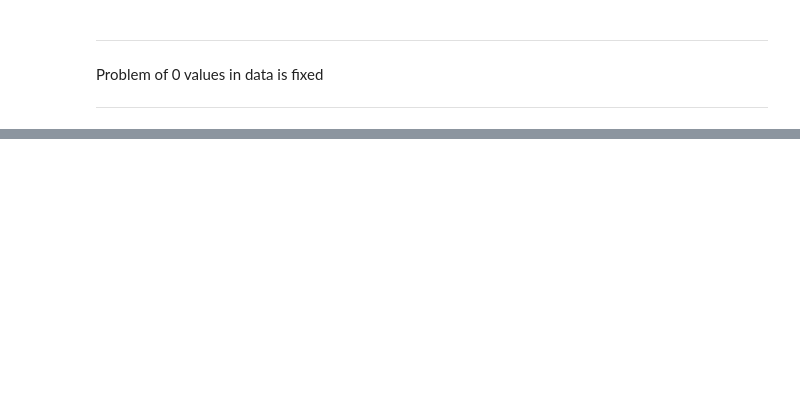
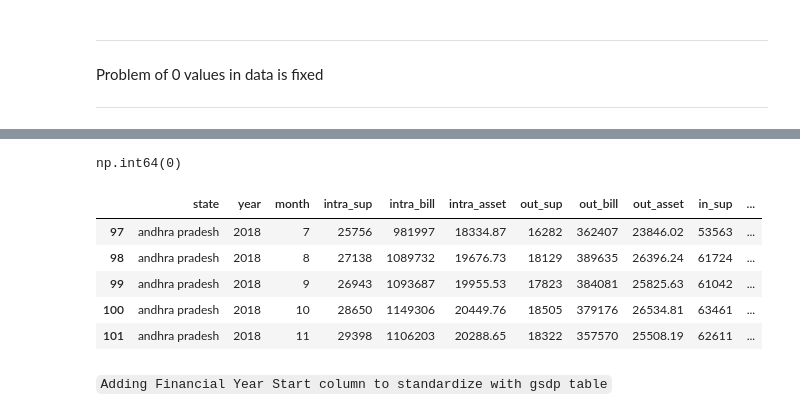
Before and after one commit to IamRaNo/the_distribution_hub_optimizer, a Jupyter notebook: notebooks/00_standardization.ipynb, the cells around one changed output, grey strips where cells are left out. Saved outputs shown, nothing was run; the diff lists cells and outputs as text; code cells hidden in the pictures; blank space fills up the shorter version.

```diff
--- a/notebooks/00_standardization.ipynb
+++ b/notebooks/00_standardization.ipynb
@@ -329,0 +537,15 @@ Problem of 0 values in data is fixed
+# %%
+bill.duplicated().sum()
+# %% [output]
+np.int64(0)
+# %%
+bill.head()
+# %% [output]
+|  | state | year | month | intra_sup | intra_bill | intra_asset | out_sup | out_bill | out_asset | in_sup | ... |
+| 97 | andhra pradesh | 2018 | 7 | 25756 | 981997 | 18334.87 | 16282 | 362407 | 23846.02 | 53563 | ... |
+| 98 | andhra pradesh | 2018 | 8 | 27138 | 1089732 | 19676.73 | 18129 | 389635 | 26396.24 | 61724 | ... |
+| 99 | andhra pradesh | 2018 | 9 | 26943 | 1093687 | 19955.53 | 17823 | 384081 | 25825.63 | 61042 | ... |
+| 100 | andhra pradesh | 2018 | 10 | 28650 | 1149306 | 20449.76 | 18505 | 379176 | 26534.81 | 63461 | ... |
+| 101 | andhra pradesh | 2018 | 11 | 29398 | 1106203 | 20288.65 | 18322 | 357570 | 25508.19 | 62611 | ... |
+# %% [markdown]
+`Adding Financial Year Start column to standardize with gsdp table`
```
Also changed, not shown: parts of 60 cells of this notebook, 2 other files.
